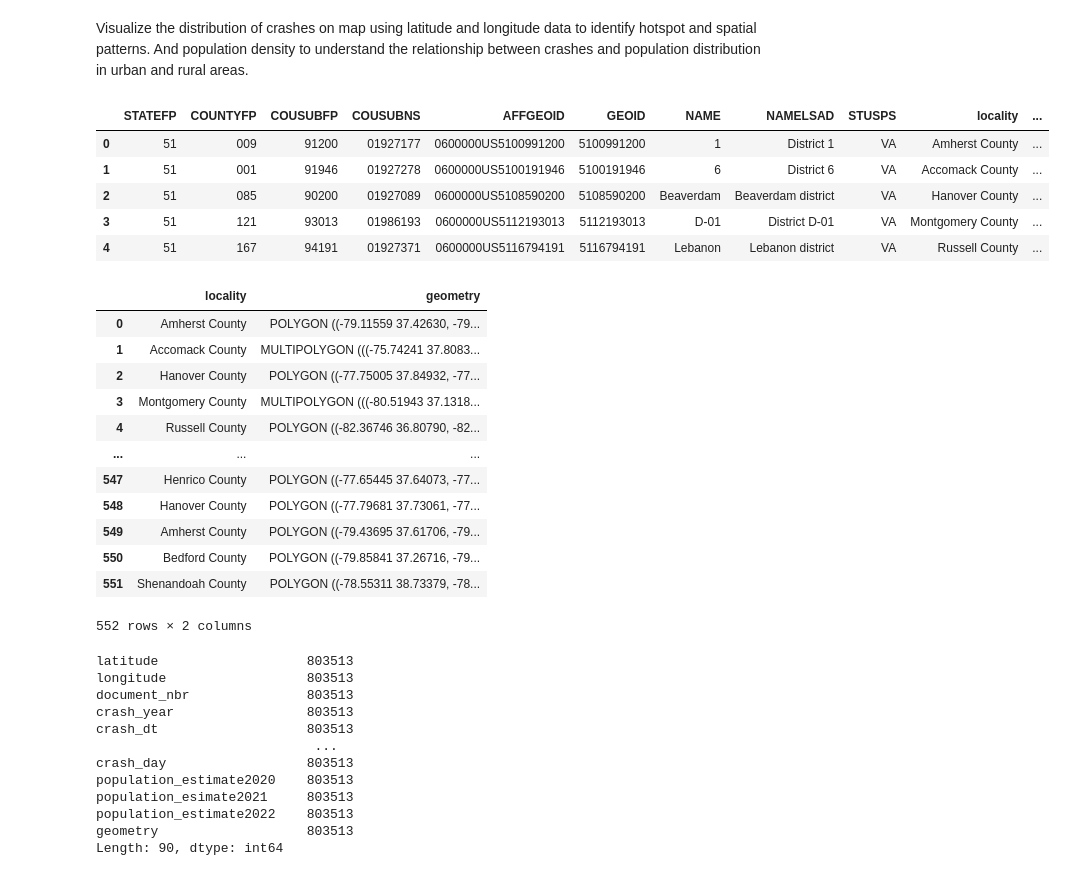
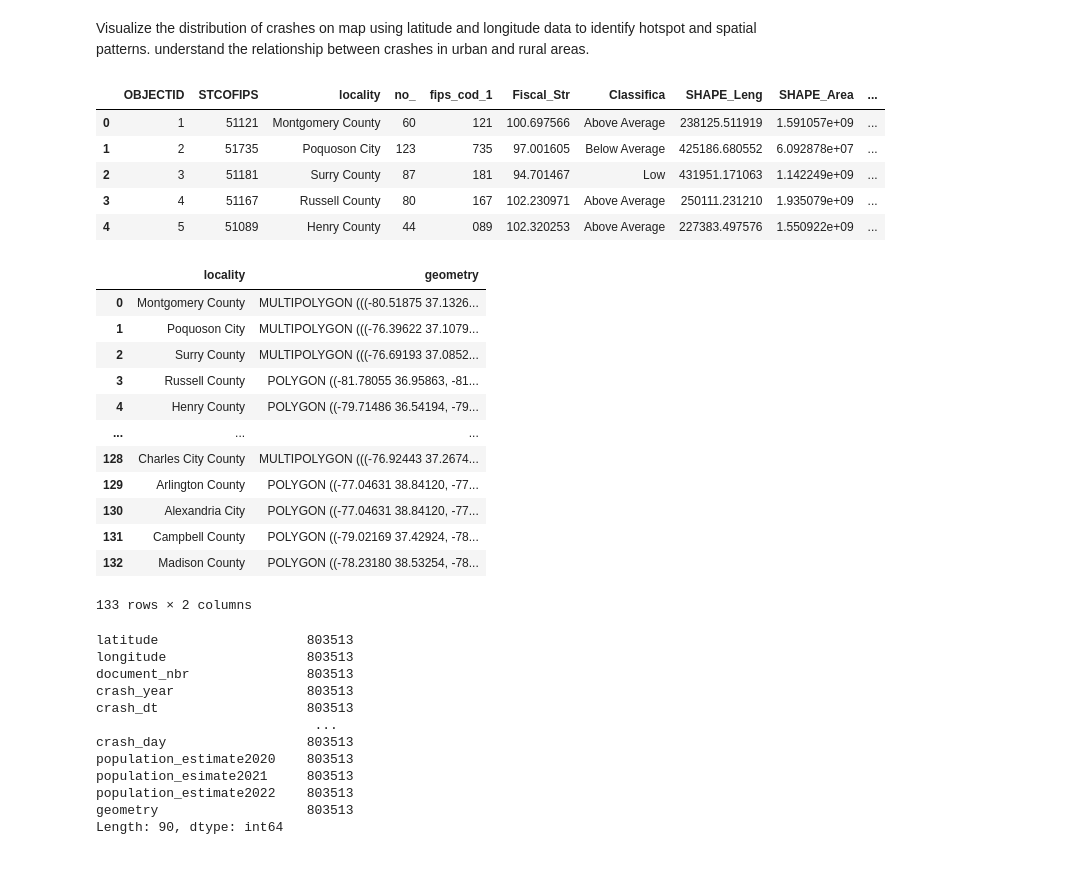
Before and after one commit to Eliab16/VDOT-crash-analysis, a Jupyter notebook: notebooks/Map.ipynb, the cells around one changed output. Cells and saved outputs as stored; diff of their text form; code cells hidden in the pictures.

```diff
--- a/notebooks/Map.ipynb
+++ b/notebooks/Map.ipynb
@@ -109,34 +67,34 @@ Length: 89, dtype: int64
-# %% [markdown]
-Visualize the distribution of crashes on map using latitude and longitude data to identify hotspot and spatial patterns.
-And population density to understand the relationship between crashes and population distribution in urban and rural areas.
+# %% [markdown]
+Visualize the distribution of crashes on map using latitude and longitude data to identify hotspot and spatial patterns.
+ understand the relationship between crashes in urban and rural areas.
 # %%
-va_counties_geo = gpd.read_file('../data/Va_counties_map/cb_2021_51_cousub_500k.shp')
-va_counties_geo.rename(columns={'NAMELSADCO':'locality'},inplace=True)
+va_counties_geo = gpd.read_file('../data/shape2019/County_Fiscal_Stress_2019.shp')
+va_counties_geo.rename(columns={'Locality':'locality'},inplace=True)
 va_counties_geo.head()
 # %% [output]
-|  | STATEFP | COUNTYFP | COUSUBFP | COUSUBNS | AFFGEOID | GEOID | NAME | NAMELSAD | STUSPS | locality | ... |
-| 0 | 51 | 009 | 91200 | 01927177 | 0600000US5100991200 | 5100991200 | 1 | District 1 | VA | Amherst County | ... |
-| 1 | 51 | 001 | 91946 | 01927278 | 0600000US5100191946 | 5100191946 | 6 | District 6 | VA | Accomack County | ... |
-| 2 | 51 | 085 | 90200 | 01927089 | 0600000US5108590200 | 5108590200 | Beaverdam | Beaverdam district | VA | Hanover County | ... |
-| 3 | 51 | 121 | 93013 | 01986193 | 0600000US5112193013 | 5112193013 | D-01 | District D-01 | VA | Montgomery County | ... |
-| 4 | 51 | 167 | 94191 | 01927371 | 0600000US5116794191 | 5116794191 | Lebanon | Lebanon district | VA | Russell County | ... |
+|  | OBJECTID | STCOFIPS | locality | no_ | fips_cod_1 | Fiscal_Str | Classifica | SHAPE_Leng | SHAPE_Area | ... |
+| 0 | 1 | 51121 | Montgomery County | 60 | 121 | 100.697566 | Above Average | 238125.511919 | 1.591057e+09 | ... |
+| 1 | 2 | 51735 | Poquoson City | 123 | 735 | 97.001605 | Below Average | 425186.680552 | 6.092878e+07 | ... |
+| 2 | 3 | 51181 | Surry County | 87 | 181 | 94.701467 | Low | 431951.171063 | 1.142249e+09 | ... |
+| 3 | 4 | 51167 | Russell County | 80 | 167 | 102.230971 | Above Average | 250111.231210 | 1.935079e+09 | ... |
+| 4 | 5 | 51089 | Henry County | 44 | 089 | 102.320253 | Above Average | 227383.497576 | 1.550922e+09 | ... |
 # %%
 va_counties_geo= va_counties_geo[['locality', 'geometry']]
 va_counties_geo
 # %% [output]
 |  | locality | geometry |
-| 0 | Amherst County | POLYGON ((-79.11559 37.42630, -79... |
-| 1 | Accomack County | MULTIPOLYGON (((-75.74241 37.8083... |
-| 2 | Hanover County | POLYGON ((-77.75005 37.84932, -77... |
-| 3 | Montgomery County | MULTIPOLYGON (((-80.51943 37.1318... |
-| 4 | Russell County | POLYGON ((-82.36746 36.80790, -82... |
+| 0 | Montgomery County | MULTIPOLYGON (((-80.51875 37.1326... |
+| 1 | Poquoson City | MULTIPOLYGON (((-76.39622 37.1079... |
+| 2 | Surry County | MULTIPOLYGON (((-76.69193 37.0852... |
+| 3 | Russell County | POLYGON ((-81.78055 36.95863, -81... |
+| 4 | Henry County | POLYGON ((-79.71486 36.54194, -79... |
 | ... | ... | ... |
-| 547 | Henrico County | POLYGON ((-77.65445 37.64073, -77... |
-| 548 | Hanover County | POLYGON ((-77.79681 37.73061, -77... |
-| 549 | Amherst County | POLYGON ((-79.43695 37.61706, -79... |
-| 550 | Bedford County | POLYGON ((-79.85841 37.26716, -79... |
-| 551 | Shenandoah County | POLYGON ((-78.55311 38.73379, -78... |
+| 128 | Charles City County | MULTIPOLYGON (((-76.92443 37.2674... |
+| 129 | Arlington County | POLYGON ((-77.04631 38.84120, -77... |
+| 130 | Alexandria City | POLYGON ((-77.04631 38.84120, -77... |
+| 131 | Campbell County | POLYGON ((-79.02169 37.42924, -78... |
+| 132 | Madison County | POLYGON ((-78.23180 38.53254, -78... |
-552 rows × 2 columns
+133 rows × 2 columns
 # %%
 county_by_geo.count()
 # %% [output]
```
Also changed, not shown: parts of 21 cells of this notebook.
